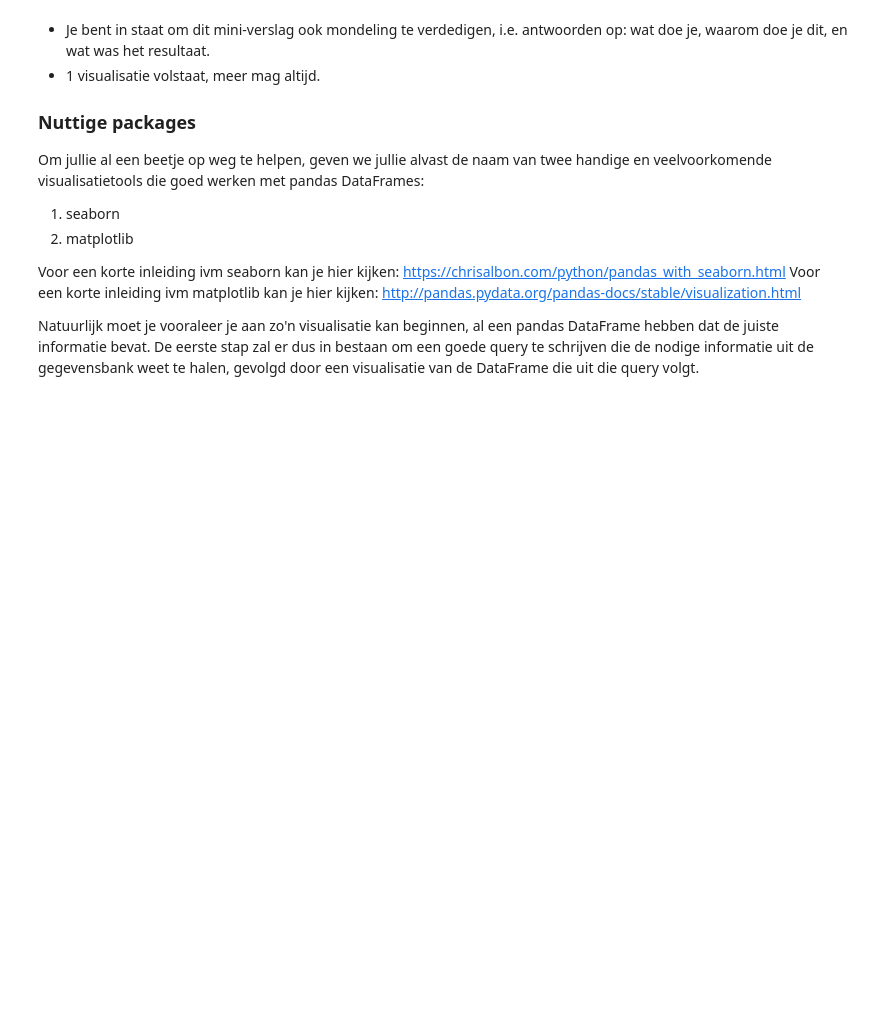
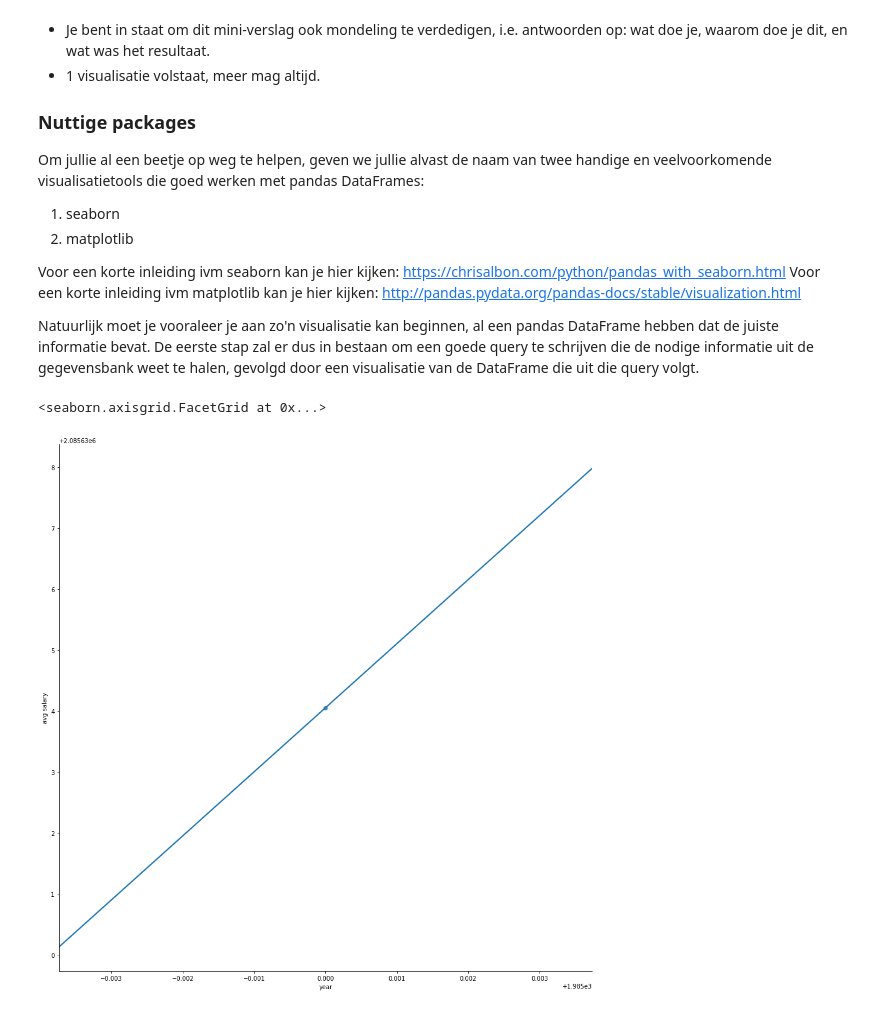
Before and after one commit to TimVanWesemael/Gegevensbanken, a Jupyter notebook: Part 4/04 - ASSIGNMENT.ipynb, the cells around one changed output. Drawn from its saved outputs; the diff is of its cells as text; code cells hidden in the pictures; blank space fills up the shorter version.

Commit message:
evaluted visualizations

```diff
--- a/Part 4/04 - ASSIGNMENT.ipynb
+++ b/Part 4/04 - ASSIGNMENT.ipynb
@@ -452,21 +452,24 @@ Natuurlijk moet je vooraleer je aan zo'n visualisatie kan beginnen, al een panda
 # %%
 import matplotlib.pyplot as plt
 import seaborn as sns
 
 def query_visualisation(connection, column_names, start_year=1985, end_year=2016):
     query="""
-    SELECT  s.yearID as year, AVG(s.salary) as avg salary
+    SELECT  s.yearID as year, AVG(s.salary) as avg_salary
     FROM    Salaries as s
     WHERE   s.yearID >= {} AND s.yearID <= {}
     """.format(start_year, end_year)
 
     #stap 2&3
     r = run_query(connection,query)
     frame = pd.DataFrame(r, columns = ['year', 'avg salary'],dtype = 'float') #query in dataframe zetten
     return frame
 
-data1 = query_visualistion(c, column_names, start_year=1985, end_year=2016)
+data1 = query_visualisation(c, column_names, start_year=1985, end_year=2016)
 sns.lmplot(data=data1, x='year', y='avg salary', fit_reg=True, size=13)
+# %% [output]
+<seaborn.axisgrid.FacetGrid at 0x...>
+[figure, added]
 # %%
 def query_visualisation1(connection,column_names, start_year=1985,end_year=2016):
     query="""
```
Also changed, not shown: parts of 1 cell of this notebook.
